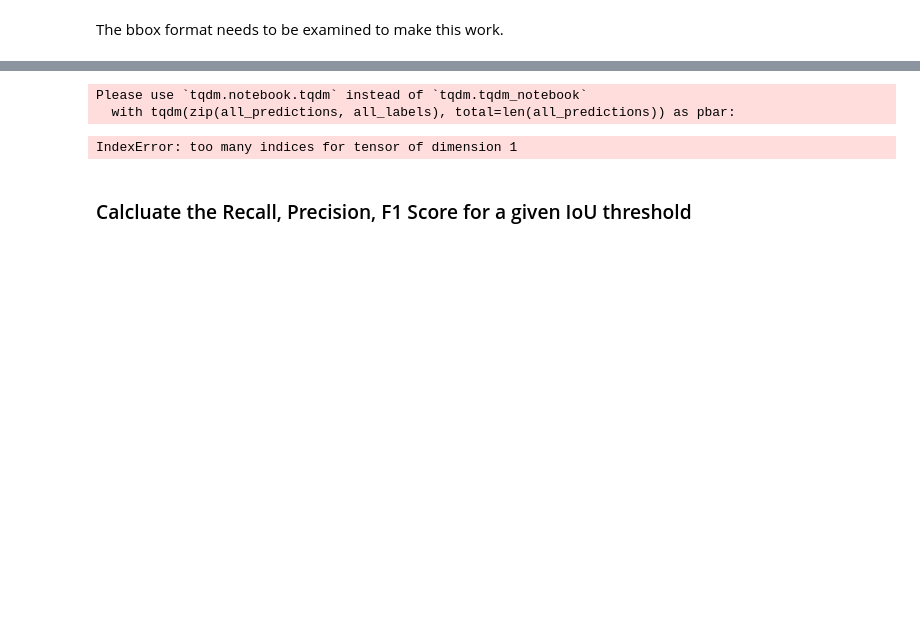
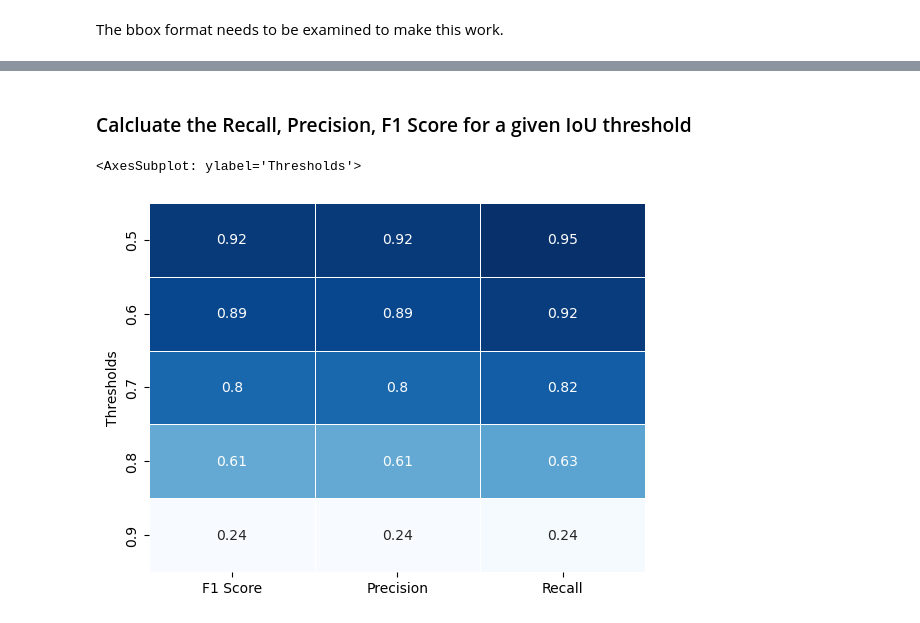
Before and after one commit to spinonoir/hlc-polyp-detection, a Jupyter notebook: FasterRCNN/FasterRCNN_evaluation.ipynb, the cells around one changed output, grey strips where cells are left out. Drawn from its saved outputs; the diff is of its cells as text; code cells hidden in the pictures; blank space fills up the shorter version.

Commit message:
Metrics for F1, Recall and Precision done

```diff
--- a/FasterRCNN/FasterRCNN_evaluation.ipynb
+++ b/FasterRCNN/FasterRCNN_evaluation.ipynb
@@ -150,23 +178,22 @@ with tqdm(zip(all_predictions, all_labels), total=len(all_predictions)) as pbar:
             true_boxes = label['boxes']
             true_labels = label['labels']
             iou_for_image = []
+            correct_box_predictions =[]
             for box_idx, true_box in enumerate(true_boxes):
                 true_label = true_labels[box_idx]
                 if true_label == 0:  # Skip the background class
                     continue
                 max_iou = 0
+                # Populate correct_box_predictions with the predicted boxes that have the same label as the true box
                 for pred_box_idx, predicted_box in enumerate(predicted_boxes):
                     predicted_label = predicted_labels[pred_box_idx]
                     if predicted_label == true_label:
-                        iou = bbox_iou(true_box, predicted_box)
+                        correct_box_predictions.append(true_box)
+                        iou = bbox_iou(true_box[None, :], predicted_box[None, :])
                         if iou > max_iou:
                             max_iou = iou
                 iou_for_image.append(max_iou)
             all_ious.append(iou_for_image)
-# %% [output]
-Please use `tqdm.notebook.tqdm` instead of `tqdm.tqdm_notebook`
-  with tqdm(zip(all_predictions, all_labels), total=len(all_predictions)) as pbar:
-IndexError: too many indices for tensor of dimension 1
 # %% [markdown]
 ### Calcluate the Recall, Precision, F1 Score for a given IoU threshold
 # %%
@@ -175,16 +202,21 @@ def calculate_metrics(iou, threshold):
     tp = (iou >= threshold).sum().item()
     fp = (iou < threshold).sum().item()
     fn = (iou <= threshold).sum().item()
-    recall = tp / (tp + fn)
-    precision = tp / (tp + fp)
-    f1 = 2 * (precision * recall) / (precision + recall)
+    recall = tp / (tp + fn) if tp + fn > 0 else 0
+    precision = tp / (tp + fp) if tp + fp > 0 else 0
+    f1 = 2 * (precision * recall) / (precision + recall) if precision + recall > 0 else 0
     return recall, precision, f1
 
 average_recalls = []
 average_precisions = []
 average_f1s = []
+thresholds = [0.5, 0.6, 0.7, 0.8, 0.9]
 
-for threshold in [0.5, 0.6, 0.7, 0.8, 0.9]:
+recalls = []
+precisions = []
+f1s = []
+
+for threshold in thresholds:
     total_recall = 0
     total_precision = 0
     total_f1 = 0
@@ -192,7 +224,34 @@ for threshold in [0.5, 0.6, 0.7, 0.8, 0.9]:
         if len(ious) > 0:
             iou = torch.Tensor(ious).to(device)
             recall, precision, f1 = calculate_metrics(iou, threshold)
+            recalls.append(recall)
+            precisions.append(precision)
+            f1s.append(f1)
             total_recall += recall
             total_precision += precision
             total_f1 += f1
-    num_images_with_boxes = len([ious for ious in all_
+    num_images_with_boxes = len([ious for ious in all_ious if len(ious) > 0])
+
+    average_recall = total_recall / num_images_with_boxes if num_images_with_boxes else 0
+    average_precision = total_precision / len(all_ious)
+    average_f1 = total_f1 / len(all_ious)
+
+    average_recalls.append(average_recall)
+    average_precisions.append(average_precision)
+    average_f1s.append(average_f1)
+# %%
+import seaborn as sns
+import pandas as pd
+
+# create a pandas dataframe to store the data
+data = {'Thresholds': thresholds, 'Recall': average_recalls, 'Precision': average_precisions, 'F1 Score': average_f1s}
+df = pd.DataFrame(data)
+
+# create a pivot table to rearrange the data for plot
+pivot = pd.pivot_table(df, index=['Thresholds'])
+
+# plot the table using seaborn's heatmap function
+sns.heatmap(pivot, annot=True, cmap='Blues', linewidths=0.5, cbar=False)
+# %% [output]
+<AxesSubplot: ylabel='Thresholds'>
+[figure, added]
```
Also changed, not shown: parts of 20 cells of this notebook, 3 other files.
